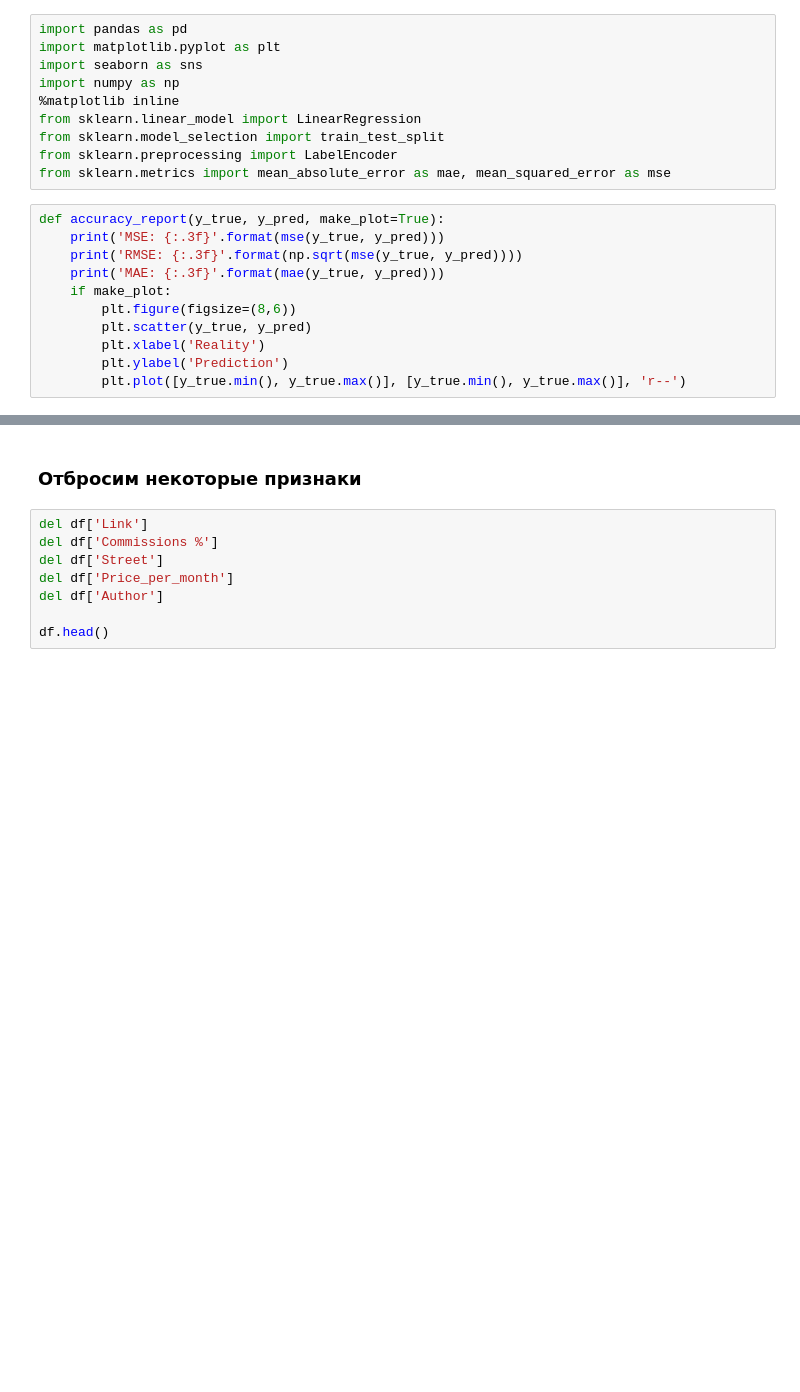
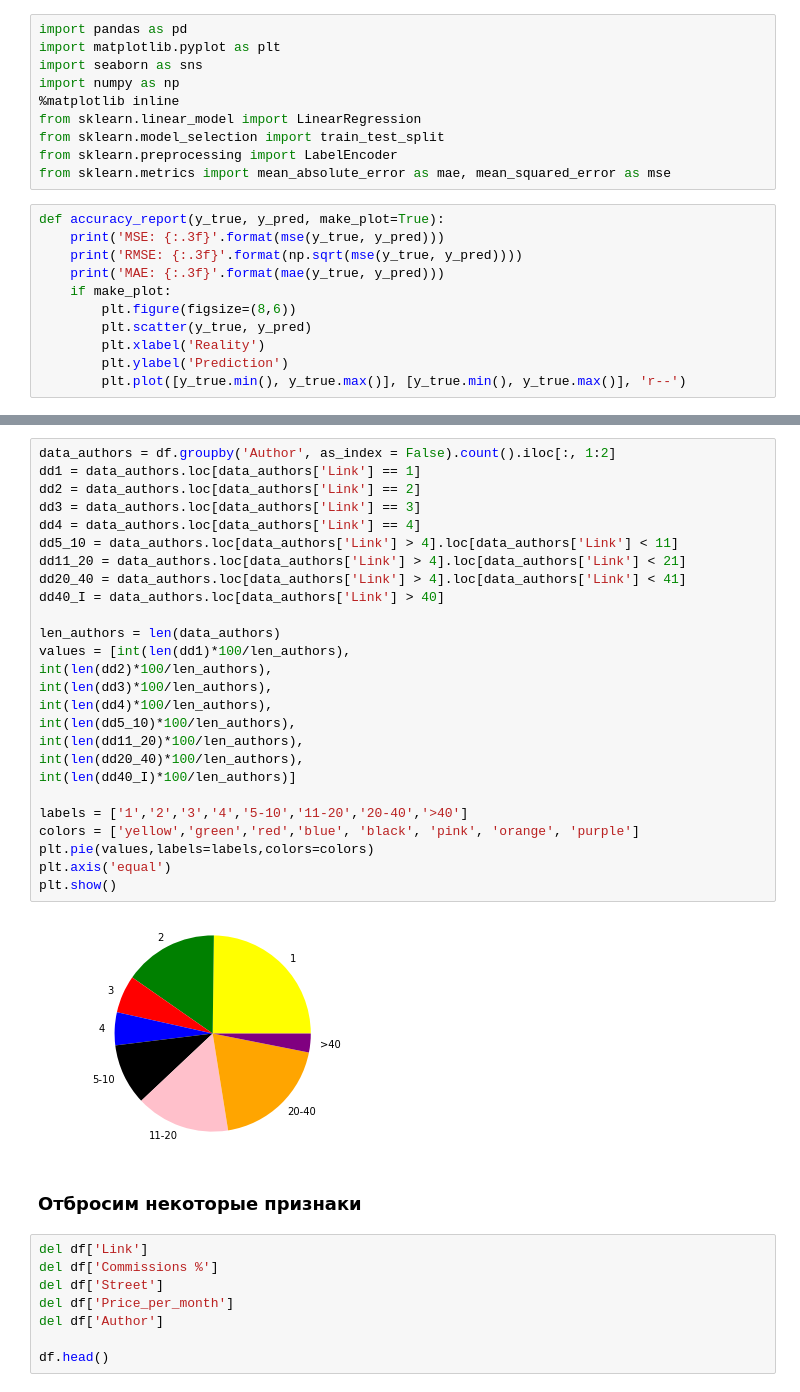
Before and after one commit to lenarsaitov/cianparser, a Jupyter notebook: research_results_data.ipynb, the cells around one changed output, grey strips where cells are left out. Drawn from its saved outputs; the diff is of its cells as text; blank space fills up the shorter version.

```diff
--- a/research_results_data.ipynb
+++ b/research_results_data.ipynb
@@ -35,3 +63,31 @@ df.head()
+# %%
+data_authors = df.groupby('Author', as_index = False).count().iloc[:, 1:2]
+dd1 = data_authors.loc[data_authors['Link'] == 1]
+dd2 = data_authors.loc[data_authors['Link'] == 2]
+dd3 = data_authors.loc[data_authors['Link'] == 3]
+dd4 = data_authors.loc[data_authors['Link'] == 4]
+dd5_10 = data_authors.loc[data_authors['Link'] > 4].loc[data_authors['Link'] < 11]
+dd11_20 = data_authors.loc[data_authors['Link'] > 4].loc[data_authors['Link'] < 21]
+dd20_40 = data_authors.loc[data_authors['Link'] > 4].loc[data_authors['Link'] < 41]
+dd40_I = data_authors.loc[data_authors['Link'] > 40]
+
+len_authors = len(data_authors)
+values = [int(len(dd1)*100/len_authors),
+int(len(dd2)*100/len_authors),
+int(len(dd3)*100/len_authors),
+int(len(dd4)*100/len_authors),
+int(len(dd5_10)*100/len_authors),
+int(len(dd11_20)*100/len_authors),
+int(len(dd20_40)*100/len_authors),
+int(len(dd40_I)*100/len_authors)]
+
+labels = ['1','2','3','4','5-10','11-20','20-40','>40']
+colors = ['yellow','green','red','blue', 'black', 'pink', 'orange', 'purple']
+plt.pie(values,labels=labels,colors=colors)
+plt.axis('equal')
+plt.show()
+# %% [output]
+[figure, added]
 # %% [markdown]
 ### Отбросим некоторые признаки
 # %%
```
Also changed, not shown: parts of 7 cells of this notebook.
